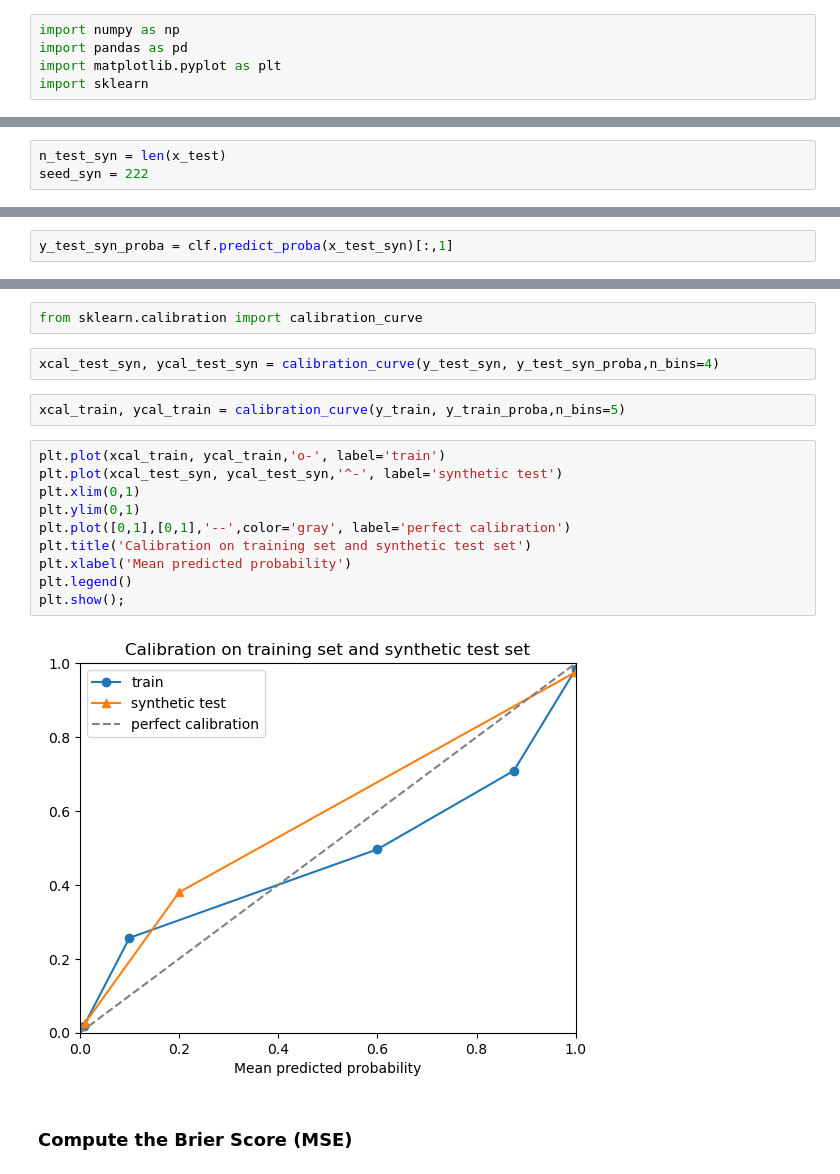
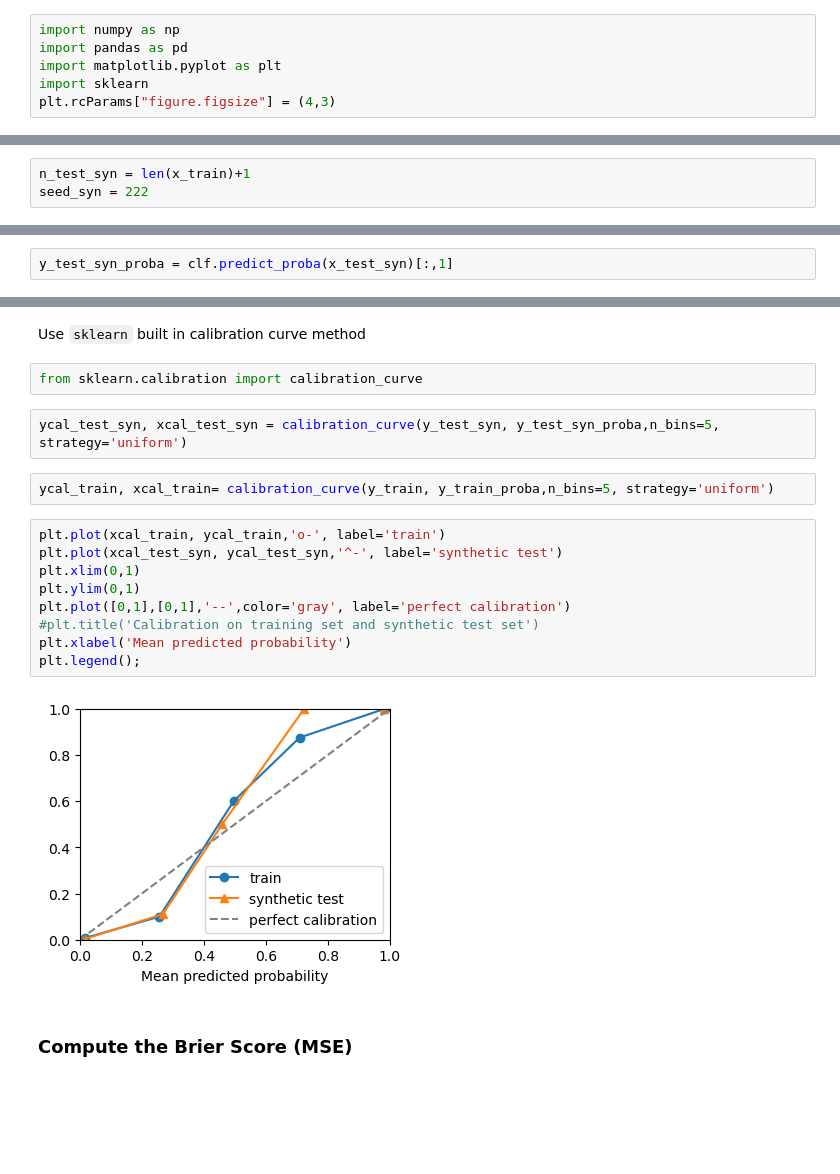
Before and after one commit to sarahcwesolowski/trns-learn, a Jupyter notebook: notebooks/Recalibration_Loop_Breast_Cancer.ipynb, the cells around one changed output, grey strips where cells are left out. Saved outputs shown, nothing was run; the diff lists cells and outputs as text; blank space fills up the shorter version.

```diff
--- a/notebooks/Recalibration_Loop_Breast_Cancer.ipynb
+++ b/notebooks/Recalibration_Loop_Breast_Cancer.ipynb
@@ -21,6 +18,7 @@ import numpy as np
 import pandas as pd
 import matplotlib.pyplot as plt
 import sklearn
+plt.rcParams["figure.figsize"] = (4,3)
 # %%
 from sklearn.datasets import load_breast_cancer
 from sklearn.linear_model import LogisticRegression
@@ -143,7 +141,7 @@ Let the risk score $z = \beta_0 + \vec{\beta_0}\cdot\mathbf{x}$
 # %% [markdown]
 ### Pull a synthetic test set from the train data
 # %%
-n_test_syn = len(x_test)
+n_test_syn = len(x_train)+1
 seed_syn = 222
 # %%
 x_test_syn = x_train.sample(n=n_test_syn, random_state=seed_syn, replace=True)
@@ -153,21 +160,22 @@ y_test_syn_proba = clf.predict_proba(x_test_syn)[:,1]
+# %% [markdown]
+Use `sklearn` built in calibration curve method
 # %%
 from sklearn.calibration import calibration_curve
 # %%
-xcal_test_syn, ycal_test_syn = calibration_curve(y_test_syn, y_test_syn_proba,n_bins=4)
+ycal_test_syn, xcal_test_syn = calibration_curve(y_test_syn, y_test_syn_proba,n_bins=5, strategy='uniform')
 # %%
-xcal_train, ycal_train = calibration_curve(y_train, y_train_proba,n_bins=5)
+ycal_train, xcal_train= calibration_curve(y_train, y_train_proba,n_bins=5, strategy='uniform')
 # %%
 plt.plot(xcal_train, ycal_train,'o-', label='train')
 plt.plot(xcal_test_syn, ycal_test_syn,'^-', label='synthetic test')
 plt.xlim(0,1)
 plt.ylim(0,1)
 plt.plot([0,1],[0,1],'--',color='gray', label='perfect calibration')
-plt.title('Calibration on training set and synthetic test set')
+#plt.title('Calibration on training set and synthetic test set')
 plt.xlabel('Mean predicted probability')
-plt.legend()
-plt.show();
+plt.legend();
 # %% [output]
-[figure, old version]
+[figure, new version]
 # %% [markdown]
 ### Compute the Brier Score (MSE)
 # %%
```
Also changed, not shown: parts of 13 cells of this notebook.
